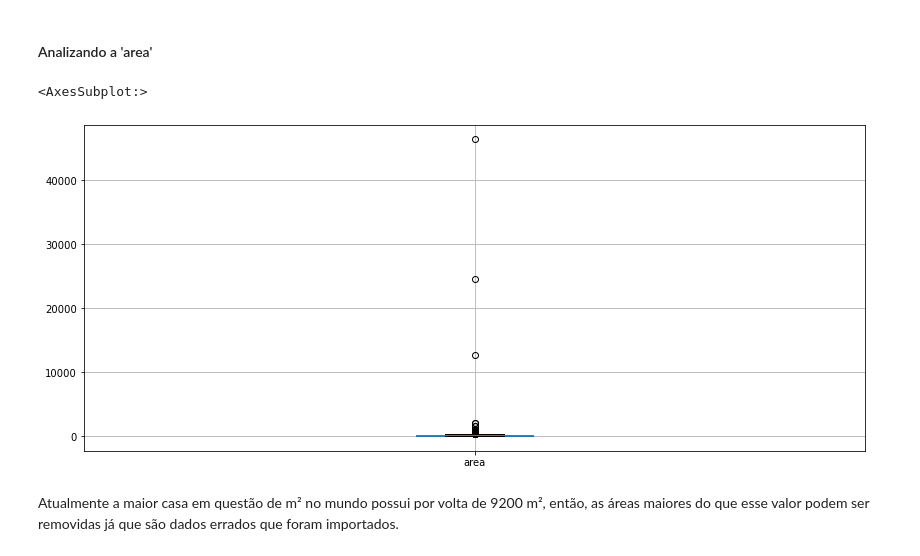
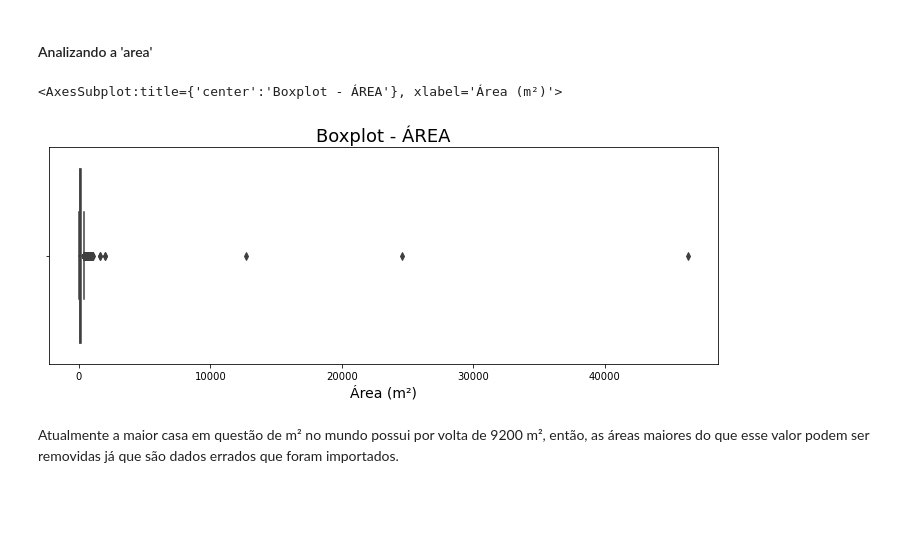
Before and after one commit to IgorFormiga/Data-Science-Projects, a Jupyter notebook: Data_Exploration.ipynb, the cells around one changed output. Drawn from its saved outputs; the diff is of its cells as text; code cells hidden in the pictures; blank space fills up the shorter version.

Commit message:
Melhoria da visualização dos gráficos boxplot

```diff
--- a/Data_Exploration.ipynb
+++ b/Data_Exploration.ipynb
@@ -198,11 +196,15 @@ Através de uma visualiização previa das características descritivas é poss
 ### Identificando e Removendo Outliers
 # %% [markdown]
 #### Analizando a 'area'
-# %%
-dataset.boxplot(['area'])
-# %% [output]
-<AxesSubplot:>
-[figure, removed]
+# %%
+ax = sns.boxplot( x = 'area', data = dataset, orient = 'h')
+ax.figure.set_size_inches(12, 4)
+ax.set_title('Boxplot - ÁREA', fontsize=18)
+ax.set_xlabel('Área (m²)', fontsize=14)
+ax
+# %% [output]
+<AxesSubplot:title={'center':'Boxplot - ÁREA'}, xlabel='Área (m²)'>
+[figure, added]
 # %% [markdown]
 Atualmente a maior casa em questão de m² no mundo possui por volta de 9200 m², então, as áreas maiores do que esse valor podem ser removidas já que são dados errados que foram importados.
 # %%
```
Also changed, not shown: parts of 15 cells of this notebook.
